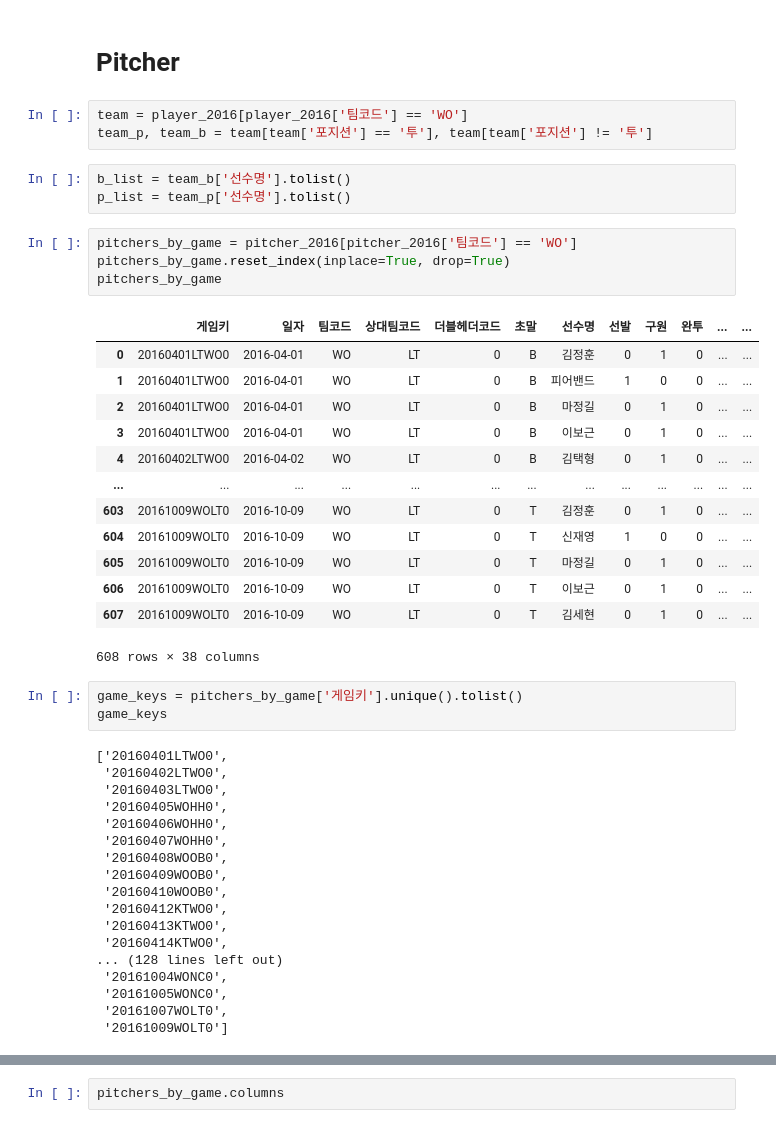
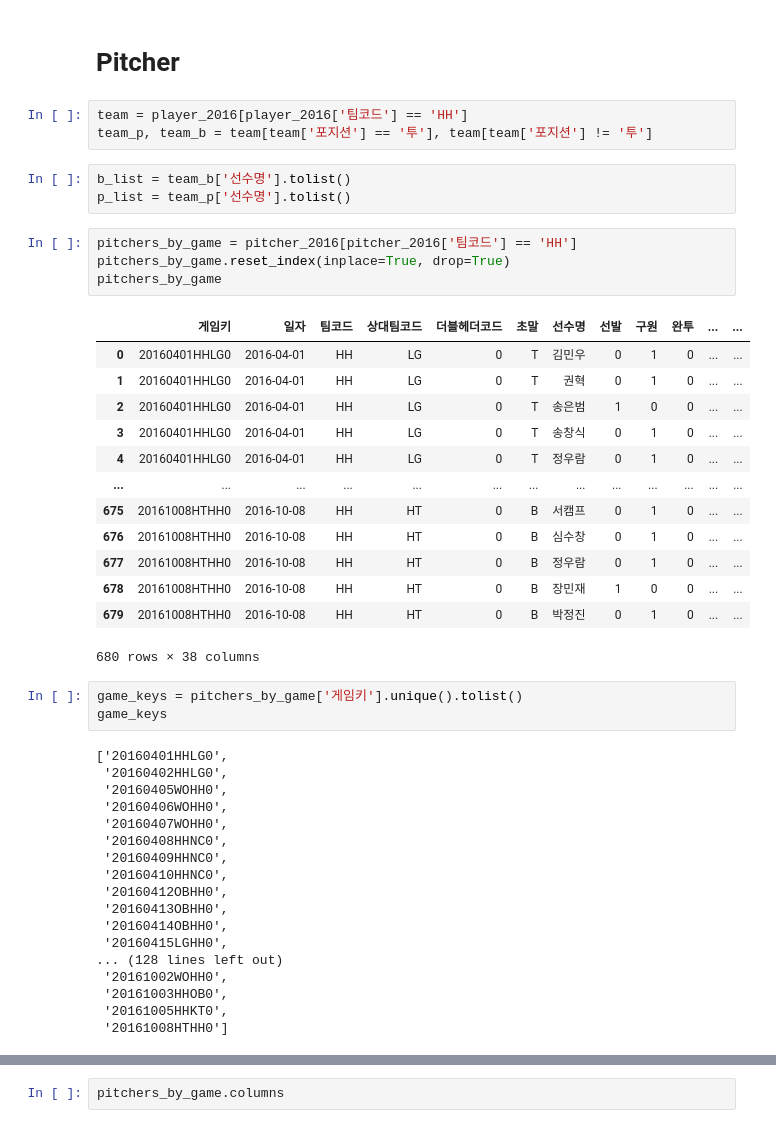
Before and after one commit to gjwlsdnr0115/KBO-predict-model, a Jupyter notebook: data_preprocessing.ipynb, the cells around one changed output, grey strips where cells are left out. Drawn from its saved outputs; the diff is of its cells as text.

```diff
--- a/data_preprocessing.ipynb
+++ b/data_preprocessing.ipynb
@@ -226,50 +226,50 @@ team_batter_stats.to_csv('data_processed/2016/2016_LG_b.csv')
 # %% [markdown]
 # Pitcher
 # %%
-team = player_2016[player_2016['팀코드'] == 'WO']
+team = player_2016[player_2016['팀코드'] == 'HH']
 team_p, team_b = team[team['포지션'] == '투'], team[team['포지션'] != '투']
 # %%
 b_list = team_b['선수명'].tolist()
 p_list = team_p['선수명'].tolist()
 # %%
-pitchers_by_game = pitcher_2016[pitcher_2016['팀코드'] == 'WO']
+pitchers_by_game = pitcher_2016[pitcher_2016['팀코드'] == 'HH']
 pitchers_by_game.reset_index(inplace=True, drop=True)
 pitchers_by_game
 # %% [output]
 |  | 게임키 | 일자 | 팀코드 | 상대팀코드 | 더블헤더코드 | 초말 | 선수명 | 선발 | 구원 | 완투 | ... | ... |
-| 0 | 20160401LTWO0 | 2016-04-01 | WO | LT | 0 | B | 김정훈 | 0 | 1 | 0 | ... | ... |
-| 1 | 20160401LTWO0 | 2016-04-01 | WO | LT | 0 | B | 피어밴드 | 1 | 0 | 0 | ... | ... |
-| 2 | 20160401LTWO0 | 2016-04-01 | WO | LT | 0 | B | 마정길 | 0 | 1 | 0 | ... | ... |
-| 3 | 20160401LTWO0 | 2016-04-01 | WO | LT | 0 | B | 이보근 | 0 | 1 | 0 | ... | ... |
-| 4 | 20160402LTWO0 | 2016-04-02 | WO | LT | 0 | B | 김택형 | 0 | 1 | 0 | ... | ... |
+| 0 | 20160401HHLG0 | 2016-04-01 | HH | LG | 0 | T | 김민우 | 0 | 1 | 0 | ... | ... |
+| 1 | 20160401HHLG0 | 2016-04-01 | HH | LG | 0 | T | 권혁 | 0 | 1 | 0 | ... | ... |
+| 2 | 20160401HHLG0 | 2016-04-01 | HH | LG | 0 | T | 송은범 | 1 | 0 | 0 | ... | ... |
+| 3 | 20160401HHLG0 | 2016-04-01 | HH | LG | 0 | T | 송창식 | 0 | 1 | 0 | ... | ... |
+| 4 | 20160401HHLG0 | 2016-04-01 | HH | LG | 0 | T | 정우람 | 0 | 1 | 0 | ... | ... |
 | ... | ... | ... | ... | ... | ... | ... | ... | ... | ... | ... | ... | ... |
-| 603 | 20161009WOLT0 | 2016-10-09 | WO | LT | 0 | T | 김정훈 | 0 | 1 | 0 | ... | ... |
-| 604 | 20161009WOLT0 | 2016-10-09 | WO | LT | 0 | T | 신재영 | 1 | 0 | 0 | ... | ... |
-| 605 | 20161009WOLT0 | 2016-10-09 | WO | LT | 0 | T | 마정길 | 0 | 1 | 0 | ... | ... |
-| 606 | 20161009WOLT0 | 2016-10-09 | WO | LT | 0 | T | 이보근 | 0 | 1 | 0 | ... | ... |
-| 607 | 20161009WOLT0 | 2016-10-09 | WO | LT | 0 | T | 김세현 | 0 | 1 | 0 | ... | ... |
+| 675 | 20161008HTHH0 | 2016-10-08 | HH | HT | 0 | B | 서캠프 | 0 | 1 | 0 | ... | ... |
+| 676 | 20161008HTHH0 | 2016-10-08 | HH | HT | 0 | B | 심수창 | 0 | 1 | 0 | ... | ... |
+| 677 | 20161008HTHH0 | 2016-10-08 | HH | HT | 0 | B | 정우람 | 0 | 1 | 0 | ... | ... |
+| 678 | 20161008HTHH0 | 2016-10-08 | HH | HT | 0 | B | 장민재 | 1 | 0 | 0 | ... | ... |
+| 679 | 20161008HTHH0 | 2016-10-08 | HH | HT | 0 | B | 박정진 | 0 | 1 | 0 | ... | ... |
-608 rows × 38 columns
+680 rows × 38 columns
 # %%
 game_keys = pitchers_by_game['게임키'].unique().tolist()
 game_keys
 # %% [output]
-['20160401LTWO0',
- '20160402LTWO0',
- '20160403LTWO0',
+['20160401HHLG0',
+ '20160402HHLG0',
  '20160405WOHH0',
  '20160406WOHH0',
  '20160407WOHH0',
- '20160408WOOB0',
- '20160409WOOB0',
- '20160410WOOB0',
- '20160412KTWO0',
- '20160413KTWO0',
- '20160414KTWO0',
+ '20160408HHNC0',
+ '20160409HHNC0',
+ '20160410HHNC0',
+ '20160412OBHH0',
+ '20160413OBHH0',
+ '20160414OBHH0',
+ '20160415LGHH0',
 ... (128 lines left out)
- '20161004WONC0',
- '20161005WONC0',
- '20161007WOLT0',
- '20161009WOLT0']
+ '20161002WOHH0',
+ '20161003HHOB0',
+ '20161005HHKT0',
+ '20161008HTHH0']
 # %%
 game_days = []
 for key in game_keys:
```
Also changed, not shown: parts of 22 cells of this notebook.
